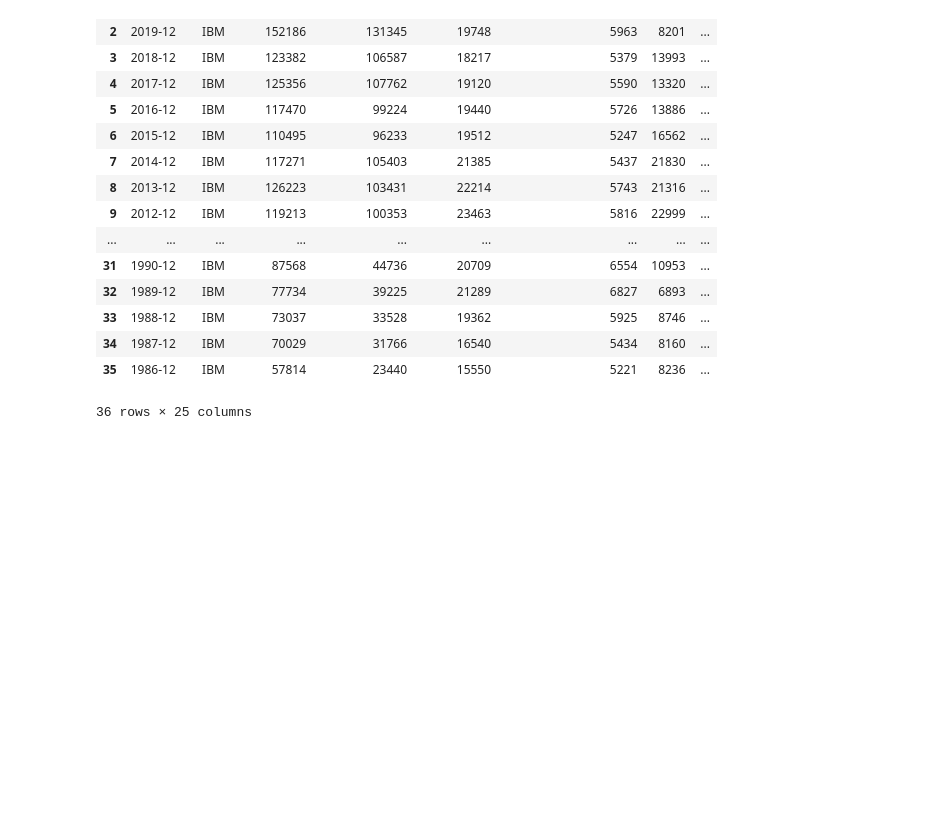
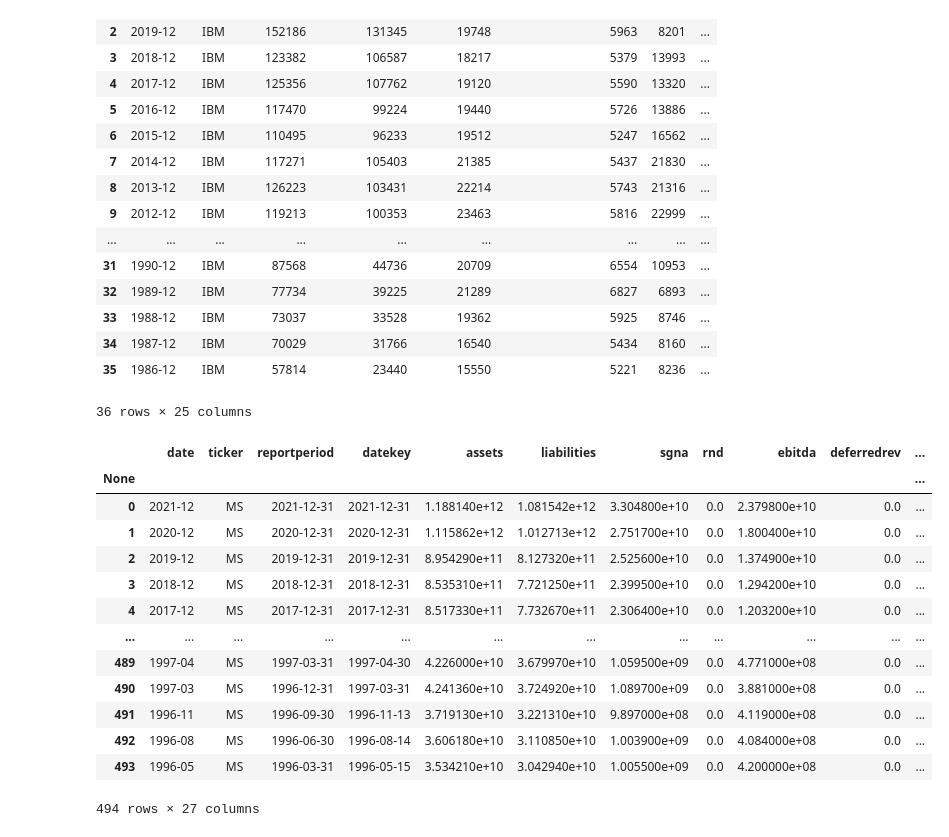
Before and after one commit to Aleengelstajn/Financial-APIs-Comparison-Python, a Jupyter notebook: API_downloads/Merge.ipynb, the cells around one changed output. Drawn from its saved outputs; the diff is of its cells as text; code cells hidden in the pictures; blank space fills up the shorter version.

```diff
--- a/API_downloads/Merge.ipynb
+++ b/API_downloads/Merge.ipynb
@@ -319,3 +319,50 @@ finnhub('IBM')
 | 34 | 1987-12 | IBM | 70029 | 31766 | 16540 | 5434 | 8160 | ... |
 | 35 | 1986-12 | IBM | 57814 | 23440 | 15550 | 5221 | 8236 | ... |
 36 rows × 25 columns
+# %%
+def sharadar(ticker):
+    import requests
+    import os
+    import pandas as pd
+    from urllib.request import urlopen
+    import nasdaqdatalink
+
+    nasdaqdatalink.ApiConfig.api_key = "rxxWsjphD1YghSYo-LWD"
+
+    def tag(nombre, api):
+        name = nombre + '_'+api
+        return name
+
+    tabla = pd.read_excel(r'../Merge.xlsx')
+    columnas_sharadar = ['ticker', 'reportperiod', 'datekey'] +  tabla.tag_sharadar.tolist()
+
+
+
+
+
+
+    df_sharadar = nasdaqdatalink.get_table('SHARADAR/SF1', ticker=f'{ticker}')
+    df_sharadar = df_sharadar[columnas_sharadar]
+
+
+    ''' datekey to date_time type'''
+    df_sharadar.datekey = pd.to_datetime(df_sharadar.datekey)
+    df_sharadar.insert(0, 'date', df_sharadar.datekey.dt.strftime('%Y-%m'))
+    return df_sharadar
+# %%
+sharadar('MS')
+# %% [output]
+|  | date | ticker | reportperiod | datekey | assets | liabilities | sgna | rnd | ebitda | deferredrev | ... |
+| None |  |  |  |  |  |  |  |  |  |  | ... |
+| 0 | 2021-12 | MS | 2021-12-31 | 2021-12-31 | 1.188140e+12 | 1.081542e+12 | 3.304800e+10 | 0.0 | 2.379800e+10 | 0.0 | ... |
+| 1 | 2020-12 | MS | 2020-12-31 | 2020-12-31 | 1.115862e+12 | 1.012713e+12 | 2.751700e+10 | 0.0 | 1.800400e+10 | 0.0 | ... |
+| 2 | 2019-12 | MS | 2019-12-31 | 2019-12-31 | 8.954290e+11 | 8.127320e+11 | 2.525600e+10 | 0.0 | 1.374900e+10 | 0.0 | ... |
+| 3 | 2018-12 | MS | 2018-12-31 | 2018-12-31 | 8.535310e+11 | 7.721250e+11 | 2.399500e+10 | 0.0 | 1.294200e+10 | 0.0 | ... |
+| 4 | 2017-12 | MS | 2017-12-31 | 2017-12-31 | 8.517330e+11 | 7.732670e+11 | 2.306400e+10 | 0.0 | 1.203200e+10 | 0.0 | ... |
+| ... | ... | ... | ... | ... | ... | ... | ... | ... | ... | ... | ... |
+| 489 | 1997-04 | MS | 1997-03-31 | 1997-04-30 | 4.226000e+10 | 3.679970e+10 | 1.059500e+09 | 0.0 | 4.771000e+08 | 0.0 | ... |
+| 490 | 1997-03 | MS | 1996-12-31 | 1997-03-31 | 4.241360e+10 | 3.724920e+10 | 1.089700e+09 | 0.0 | 3.881000e+08 | 0.0 | ... |
+| 491 | 1996-11 | MS | 1996-09-30 | 1996-11-13 | 3.719130e+10 | 3.221310e+10 | 9.897000e+08 | 0.0 | 4.119000e+08 | 0.0 | ... |
+| 492 | 1996-08 | MS | 1996-06-30 | 1996-08-14 | 3.606180e+10 | 3.110850e+10 | 1.003900e+09 | 0.0 | 4.084000e+08 | 0.0 | ... |
+| 493 | 1996-05 | MS | 1996-03-31 | 1996-05-15 | 3.534210e+10 | 3.042940e+10 | 1.005500e+09 | 0.0 | 4.200000e+08 | 0.0 | ... |
+494 rows × 27 columns
```
Also changed, not shown: parts of 9 cells of this notebook, 3 other files.
